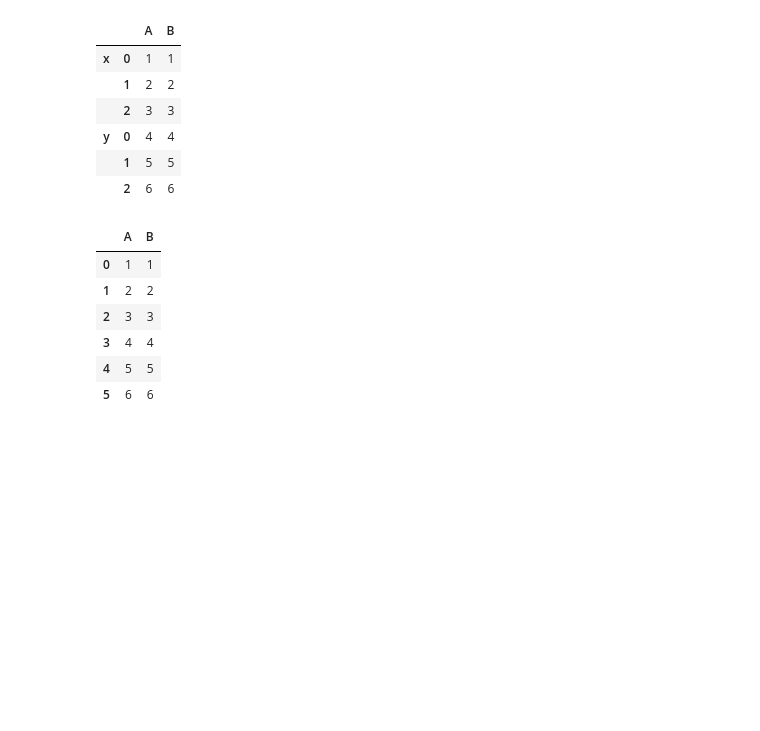
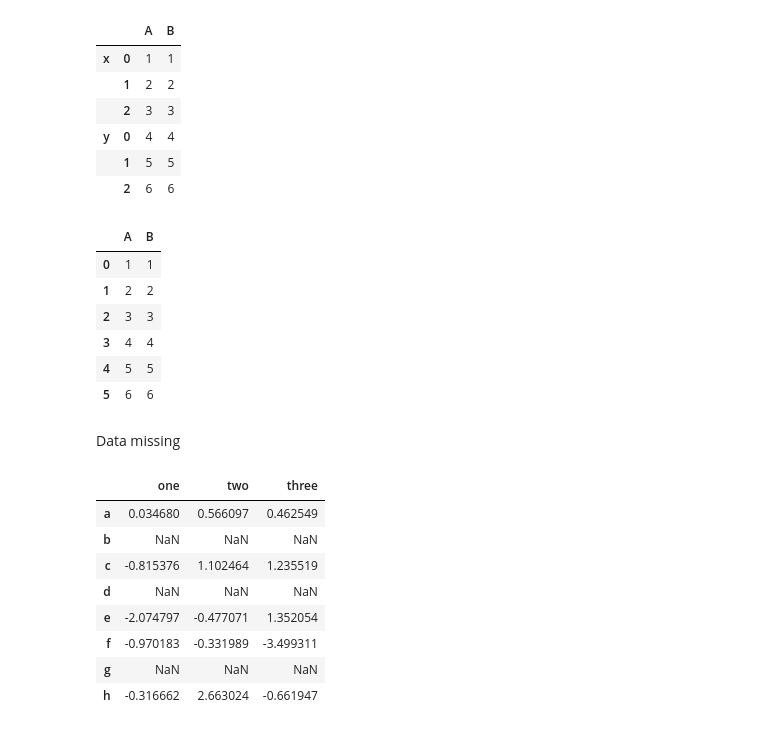
Before and after one commit to Skyy777/DAVIS, a Jupyter notebook: Pandas.ipynb, the cells around one changed output. Cells and saved outputs as stored; diff of their text form; code cells hidden in the pictures; blank space fills up the shorter version.

```diff
--- a/Pandas.ipynb
+++ b/Pandas.ipynb
@@ -365,3 +365,19 @@ df
 | 3 | 4 | 4 |
 | 4 | 5 | 5 |
 | 5 | 6 | 6 |
+# %% [markdown]
+Data missing
+# %%
+df=pd.DataFrame(np.random.randn(5,3),index=['a','c','e','f','h'],columns=['one','two','three'])
+df=df.reindex(['a','b','c','d','e','f','g','h'])
+df
+# %% [output]
+|  | one | two | three |
+| a | 0.034680 | 0.566097 | 0.462549 |
+| b | NaN | NaN | NaN |
+| c | -0.815376 | 1.102464 | 1.235519 |
+| d | NaN | NaN | NaN |
+| e | -2.074797 | -0.477071 | 1.352054 |
+| f | -0.970183 | -0.331989 | -3.499311 |
+| g | NaN | NaN | NaN |
+| h | -0.316662 | 2.663024 | -0.661947 |
```
Also changed, not shown: parts of 9 cells of this notebook.
